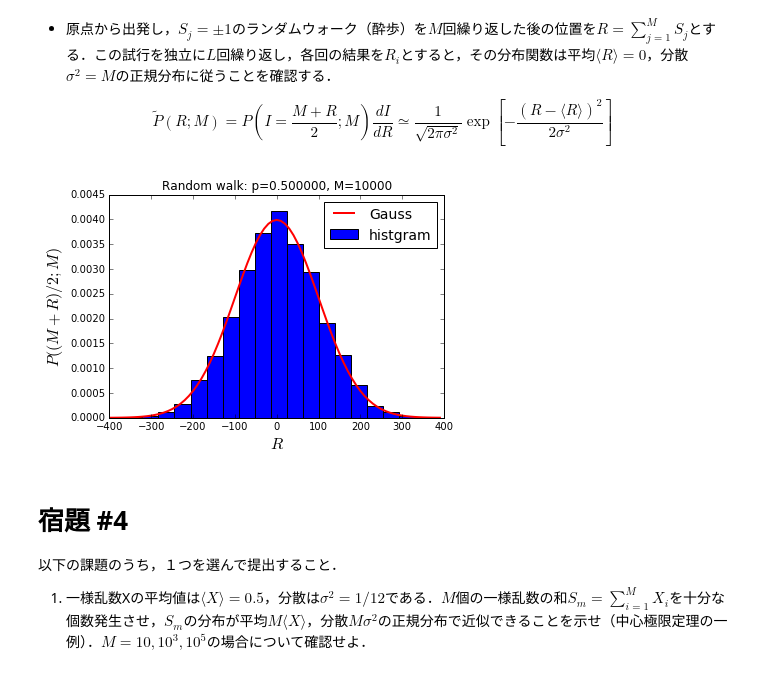
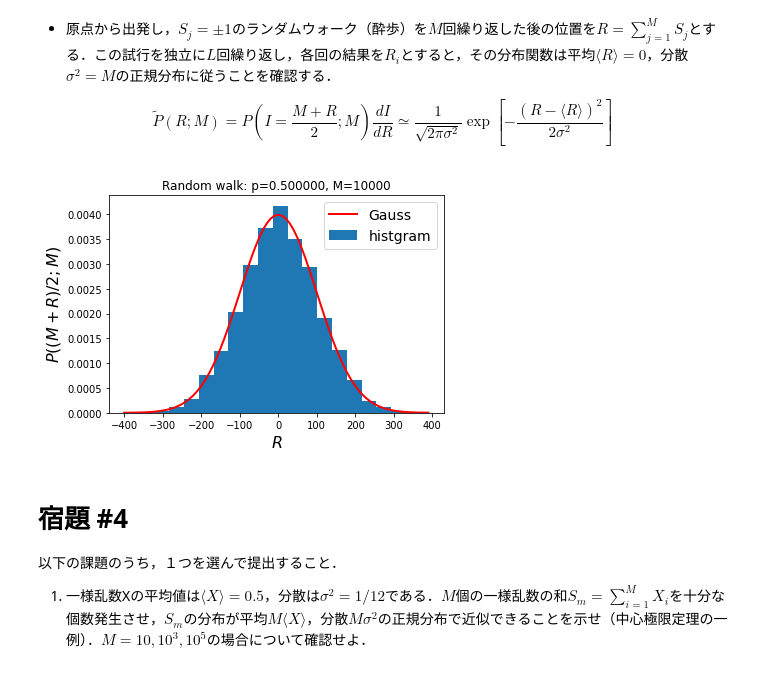
Before and after one commit to ryo0921/KyotoUx-009x_scratch, a Jupyter notebook: 02/etc/04_distribution_function.ipynb, the cells around one changed output. Saved outputs shown, nothing was run; the diff lists cells and outputs as text; code cells hidden in the pictures.

```diff
--- a/02/etc/04_distribution_function.ipynb
+++ b/02/etc/04_distribution_function.ipynb
@@ -208,25 +206,25 @@ $$
 # %%
 M = 10000                                # 発生する乱数の数
 L = 10000                                # 独立なサンプル数
 R = np.zeros(L)
 np.random.seed(0)                        # 乱数の初期化
 for i in range(L):                      # L回繰り返す
     step = np.random.choice([-1,1],M)    # +1/-1 をN個生成
     R[i] = np.sum(step)                  # i回目のサンプルについて，N個発生させた+1/-1の乱数S(j)の合計値のをR(i)に保存
-plt.hist(R, bins=20,normed=True)        # Rに格納された乱数の分布を20本の棒グラフにする．さらに総面積が1になるよう規格化
+plt.hist(R, bins=20,density=True)        # Rに格納された乱数の分布を20本の棒グラフにする．さらに総面積が1になるよう規格化
 p=0.5
 std = np.sqrt(4*M*p*(1-p))              # 正規分布の標準偏差を二項分布に合うように設定
 ave = M*(p-1+(1-p))                     # 正規分布の平均値を二項分布に合うように設定
 x = np.arange(-400,400,10)              # 配列xを作成
 y = np.exp(-(x-ave)**2/2/std**2)/np.sqrt(2*np.pi*std**2) # 配列xと同じ数だけ正規分布の理論値を配列yに保存
 plt.plot(x, y, lw=2, color='r')         # x vs. yを線幅2の赤い線で描く
 plt.xlabel(r'$R$', fontsize=16)
 plt.ylabel(r'$P((M+R)/2;M)$', fontsize=16)
 plt.legend([r'Gauss',r'histgram'], fontsize=14)
 plt.title(r'Random walk: p=%f, M=%i' % (p,M))
 plt.show()                              # 上記のグラフを出力
 # %% [output]
-[figure, old version]
+[figure, new version]
 # %% [markdown]
 # 宿題 #4
 
```
Also changed, not shown: parts of 11 cells of this notebook, 1 other file.
